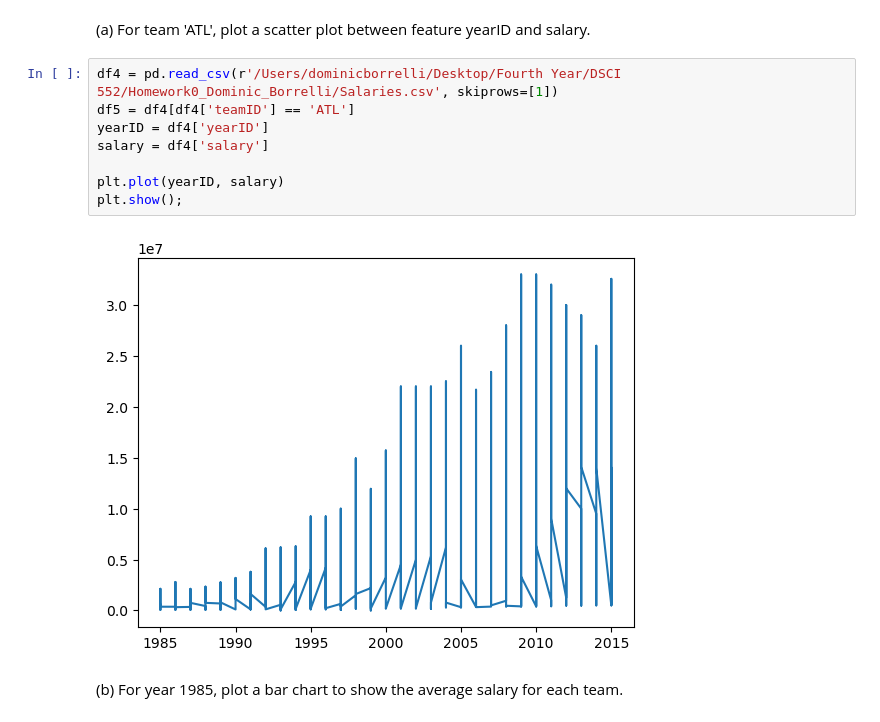
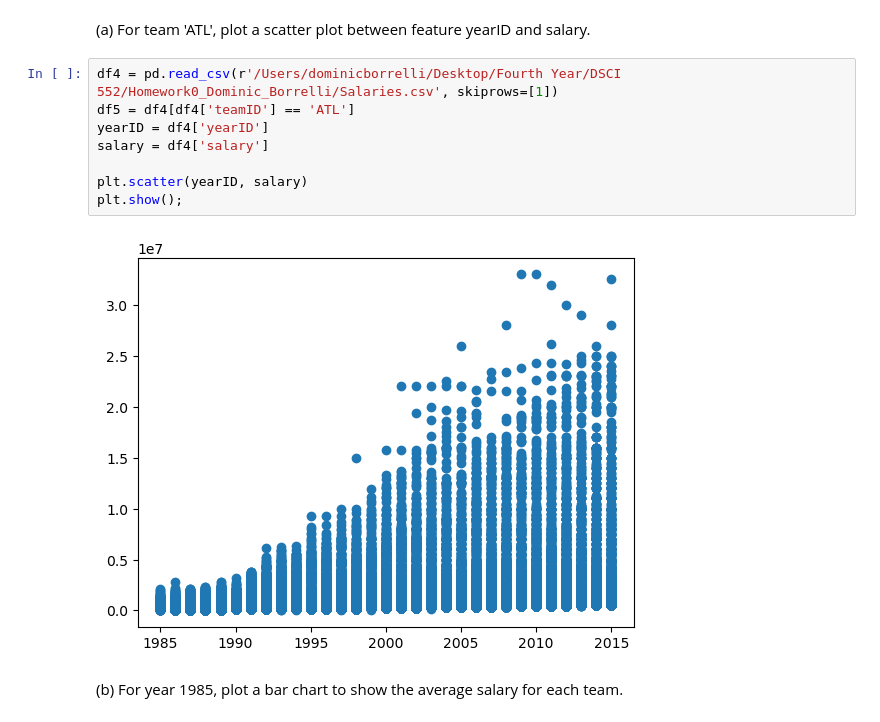
Before and after one commit to DomBorrell/Lab0Test, a Jupyter notebook: Lab0_Dominic_Borrelli.ipynb, the cells around one changed output. Drawn from its saved outputs; the diff is of its cells as text.

```diff
--- a/Lab0_Dominic_Borrelli.ipynb
+++ b/Lab0_Dominic_Borrelli.ipynb
@@ -516,13 +516,13 @@ Use the Salaries.csv again (You can use the dataframe object loaded from section
 # %%
 df4 = pd.read_csv(r'/Users/dominicborrelli/Desktop/Fourth Year/DSCI 552/Homework0_Dominic_Borrelli/Salaries.csv', skiprows=[1])
 df5 = df4[df4['teamID'] == 'ATL']
 yearID = df4['yearID']
 salary = df4['salary']
 
-plt.plot(yearID, salary)
+plt.scatter(yearID, salary)
 plt.show();
 # %% [output]
-[figure, old version]
+[figure, new version]
 # %% [markdown]
 (b) For year 1985, plot a bar chart to show the average salary for each team.
 # %%
```
Also changed, not shown: parts of 2 cells of this notebook.
